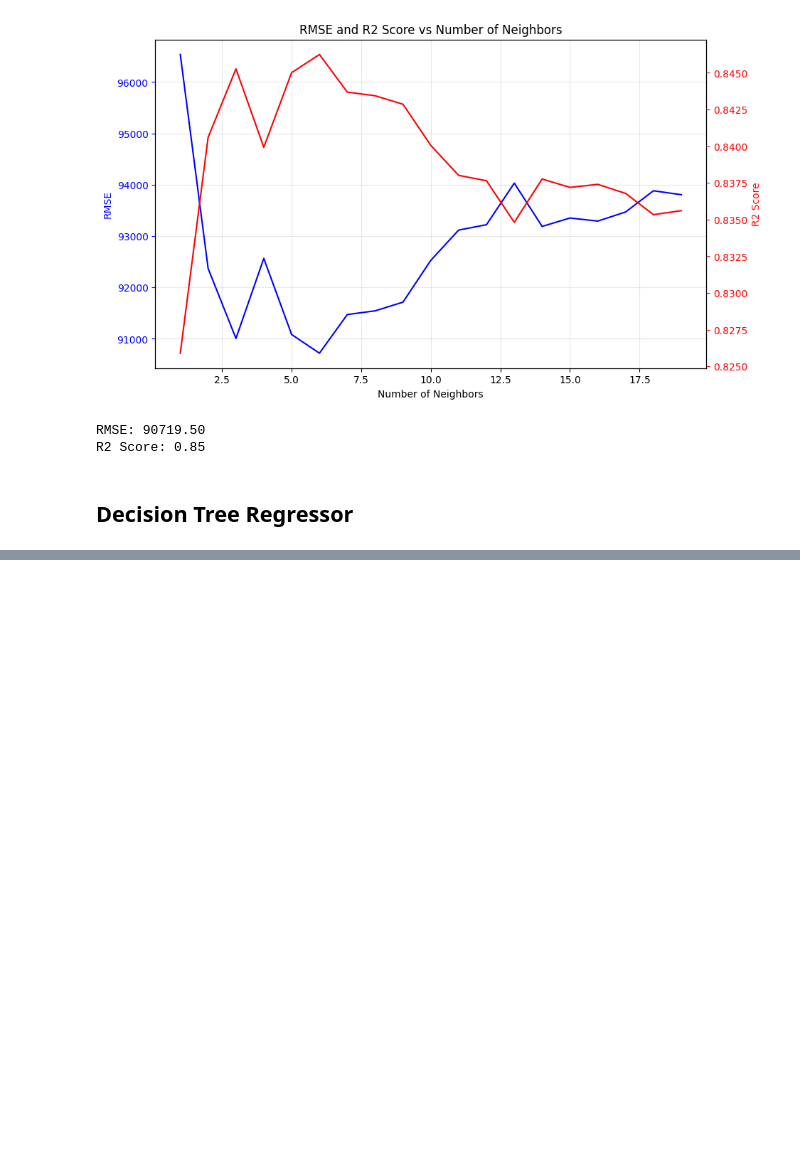
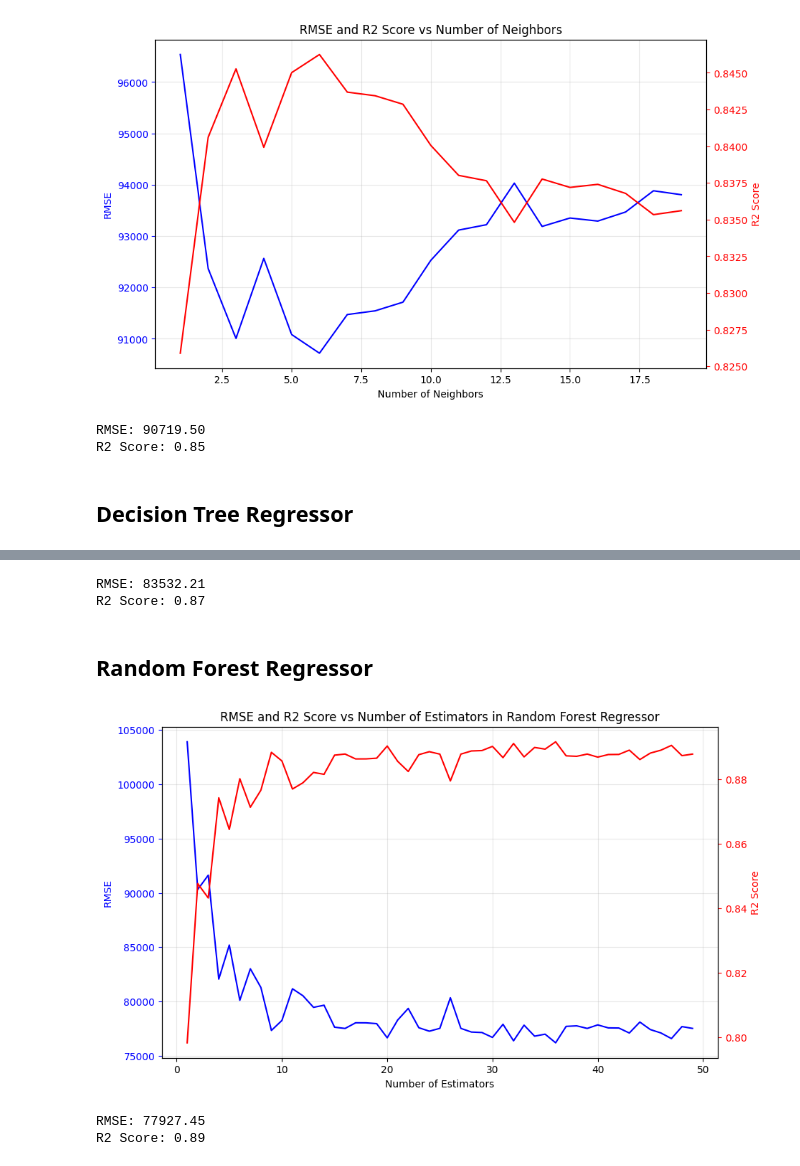
Before and after one commit to netofr19/ML_projects, a Jupyter notebook: car_price_prediction/car_price_pred.ipynb, the cells around one changed output, grey strips where cells are left out. Cells and saved outputs as stored; diff of their text form; code cells hidden in the pictures; blank space fills up the shorter version.

```diff
--- a/car_price_prediction/car_price_pred.ipynb
+++ b/car_price_prediction/car_price_pred.ipynb
@@ -375,0 +412,66 @@ R2 Score: 0.85
+# %%
+# Decision Tree model with optimized parameters
+dtr_model = DecisionTreeRegressor(max_depth=np.argmax(r2_dtr_list)+1)
+dtr_model.fit(X_train, y_train)
+
+y_pred_dtr = dtr_model.predict(X_test)
+
+rmse_dtr = np.sqrt(mean_squared_error(y_test, y_pred_dtr))
+r2_dtr = r2_score(y_test, y_pred_dtr)
+
+print(f"RMSE: {rmse_dtr:.2f}\nR2 Score: {r2_dtr:.2f}")
+# %% [output]
+RMSE: 83532.21
+R2 Score: 0.87
+# %% [markdown]
+## Random Forest Regressor
+# %%
+rmse_rf_list = []
+r2_rf_list = []
+
+for i in range(1, 50):
+    rf_model = RandomForestRegressor(n_estimators=i)
+    rf_model.fit(X_train, y_train)
+
+    y_pred_rf = rf_model.predict(X_test)
+
+    rmse_rf = np.sqrt(mean_squared_error(y_test, y_pred_rf))
+    r2_rf = r2_score(y_test, y_pred_rf)
+
+    rmse_rf_list.append(rmse_rf)
+    r2_rf_list.append(r2_rf)
+# %%
+fig, ax1 = plt.subplots(figsize=(10,6))
+
+ax1.plot(list(range(1,50)), rmse_rf_list, color='b')
+
+ax1.set_xlabel("Number of Estimators")
+ax1.set_ylabel('RMSE', color='b')
+ax1.tick_params('y', colors='b')
+plt.grid(True, alpha=.3)
+
+ax2 = ax1.twinx()
+
+ax2.plot(list(range(1,50)), r2_rf_list, 'r')
+ax2.set_ylabel('R2 Score', color='r')
+ax2.tick_params('y', colors='r')
+
+plt.title("RMSE and R2 Score vs Number of Estimators in Random Forest Regressor")
+
+plt.show()
+# %% [output]
+[figure, added]
+# %%
+# Random Forest model with optimized parameters
+rf_model = RandomForestRegressor(n_estimators=np.argmax(r2_rf_list)+1)
+rf_model.fit(X_train, y_train)
+
+y_pred_rf = rf_model.predict(X_test)
+
+rmse_rf = np.sqrt(mean_squared_error(y_test, y_pred_rf))
+r2_rf = r2_score(y_test, y_pred_rf)
+
+print(f"RMSE: {rmse_rf:.2f}\nR2 Score: {r2_rf:.2f}")
+# %% [output]
+RMSE: 77927.45
+R2 Score: 0.89
```
Also changed, not shown: parts of 3 cells of this notebook.
